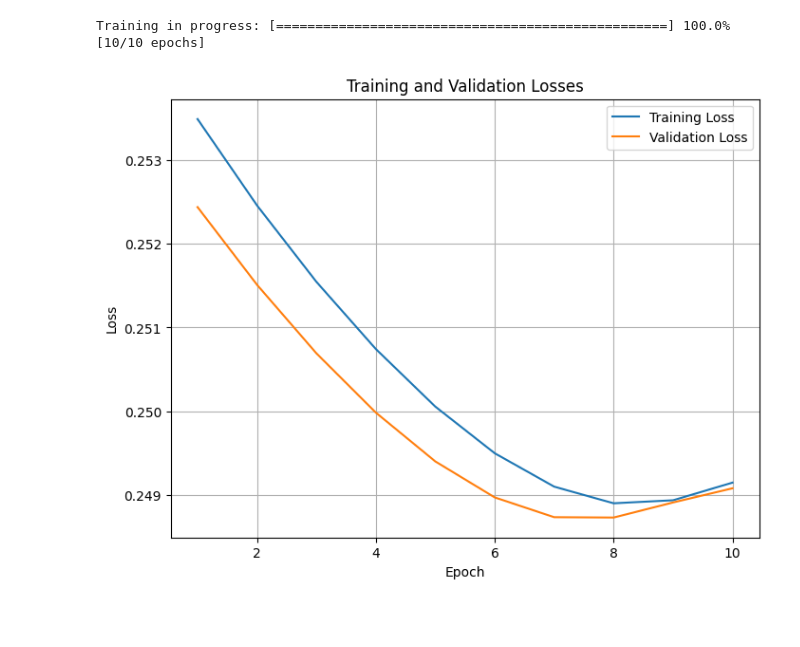
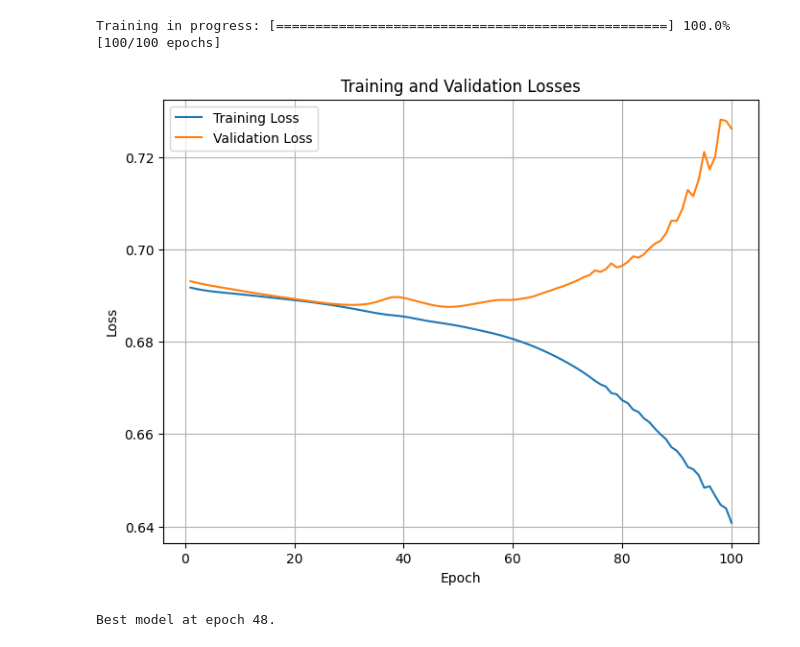
Before and after one commit to jblagana/eee-capstone, a Jupyter notebook: inference/LSTM_v1/lstm_training_actual_data.ipynb, the cells around one changed output. Drawn from its saved outputs; the diff is of its cells as text; code cells hidden in the pictures; blank space fills up the shorter version.

Commit message:
done inference training

```diff
--- a/inference/LSTM_v1/lstm_training_actual_data.ipynb
+++ b/inference/LSTM_v1/lstm_training_actual_data.ipynb
@@ -56,3 +57,16 @@ X_val_tensor = torch.tensor(X_val_scaled, dtype=torch.float32)
 y_val_tensor = torch.tensor(y_val, dtype=torch.float32)
 X_test_tensor = torch.tensor(X_test_scaled, dtype=torch.float32)
 y_test_tensor = torch.tensor(y_test, dtype=torch.float32)
+# %%
+class LSTMModel(nn.Module):
+    def __init__(self, input_size, hidden_size):
+        super(LSTMModel, self).__init__()
+        self.lstm1 = nn.LSTM(input_size, hidden_size, batch_first=True)
+        self.fc = nn.Linear(hidden_size, 1)  # Single output neuron for binary classification
+        self.sigmoid = nn.Sigmoid()  # Sigmoid activation for binary classification
+
+    def forward(self, x):
+        out, _ = self.lstm1(x)
+        out = self.fc(out[:, -1, :])  # Use the last hidden state for prediction (summary)
+        out = self.sigmoid(out) # Apply sigmoid activation
+        return out
@@ -82,16 +109,18 @@ hidden_size = 64
 model = LSTMModel(input_size, hidden_size)
 
 # Define loss function and optimizer
-criterion = nn.MSELoss()
+# criterion = nn.MSELoss()-------------------------------------------
+criterion = nn.BCELoss()
 optimizer = torch.optim.Adam(model.parameters(), lr=0.001)
 # %%
 # Initialize empty lists to store training and validation losses
 train_losses = []
 val_losses = []
+val_loss_temp = float('inf')
 
 # Training loop
-n_epochs = 10
-for epoch in range(n_epochs):
+n_epochs = 100
+for epoch in range(1, n_epochs+1):
     model.train()
     optimizer.zero_grad()
     outputs = model(X_train_tensor)
@@ -101,38 +130,48 @@ for epoch in range(n_epochs):
 
     # Validation
     model.eval()
     with torch.no_grad():
         val_outputs = model(X_val_tensor)
         val_loss = criterion(val_outputs, y_val_tensor.unsqueeze(1))
 
     # Append losses to lists
     train_losses.append(loss.item())
     val_losses.append(val_loss.item())
 
+    # save best model
+    if val_loss.item() < val_loss_temp:
+        best_model, best_epoch = copy.deepcopy(model), epoch
+        val_loss_temp = val_loss.item()
+
+
     # print(f"Epoch [{epoch+1}/{n_epochs}], Loss: {loss.item():.4f}, Val Loss: {val_loss.item():.4f}")
     # Training progress bar
-    label = f"{epoch+1}/{n_epochs} epochs"
-    progress = (epoch+1)/ n_epochs
+    label = f"{epoch}/{n_epochs} epochs"
+    progress = (epoch)/ n_epochs
     progress_bar_len = 50
     filled_len = int(progress_bar_len * progress)
     bar = '=' * filled_len + '-' * (progress_bar_len - filled_len)
     sys.stdout.write(f'\rTraining in progress: [{bar}] {progress * 100:.1f}% [{label}]')
     sys.stdout.flush()
-
 
 # Plot the losses
 plt.figure(figsize=(8, 6))
 plt.plot(range(1, len(train_losses) + 1), train_losses, label="Training Loss")
 plt.plot(range(1, len(val_losses) + 1), val_losses, label="Validation Loss")
 plt.xlabel("Epoch")
 plt.ylabel("Loss")
 plt.title("Training and Validation Losses")
 plt.grid(True)
 plt.legend()
 plt.show()
 # %% [output]
-Training in progress: [==================================================] 100.0% [10/10 epochs]
+Training in progress: [==================================================] 100.0% [100/100 epochs]
-[figure, old version]
+[figure, new version]
+# %%
+model = best_model
+print(f"Best model at epoch {best_epoch}.")
+# %% [output]
+Best model at epoch 48.
 # %%
 # Evaluate on test set
 model.eval()
```
Also changed, not shown: parts of 7 cells of this notebook, 56 other files.
